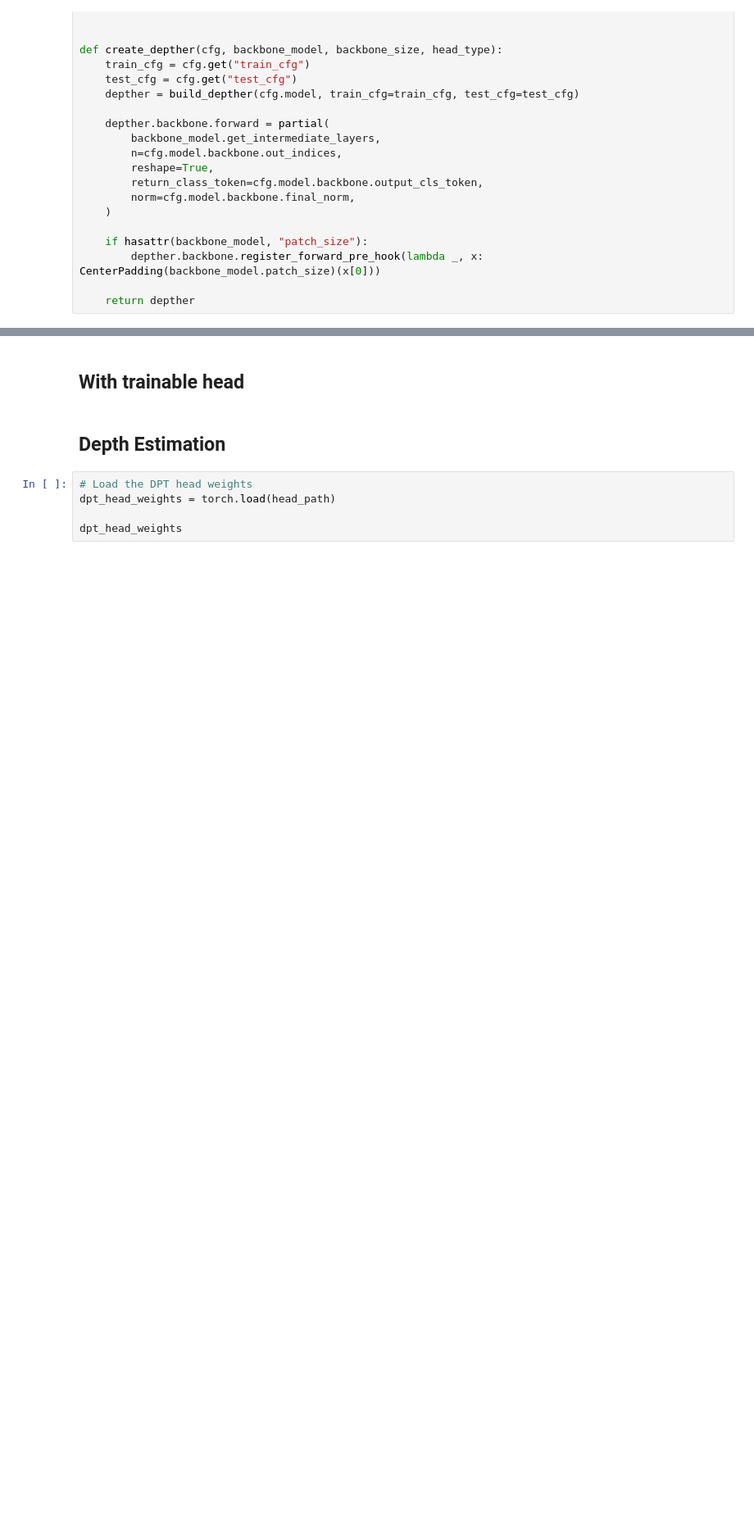
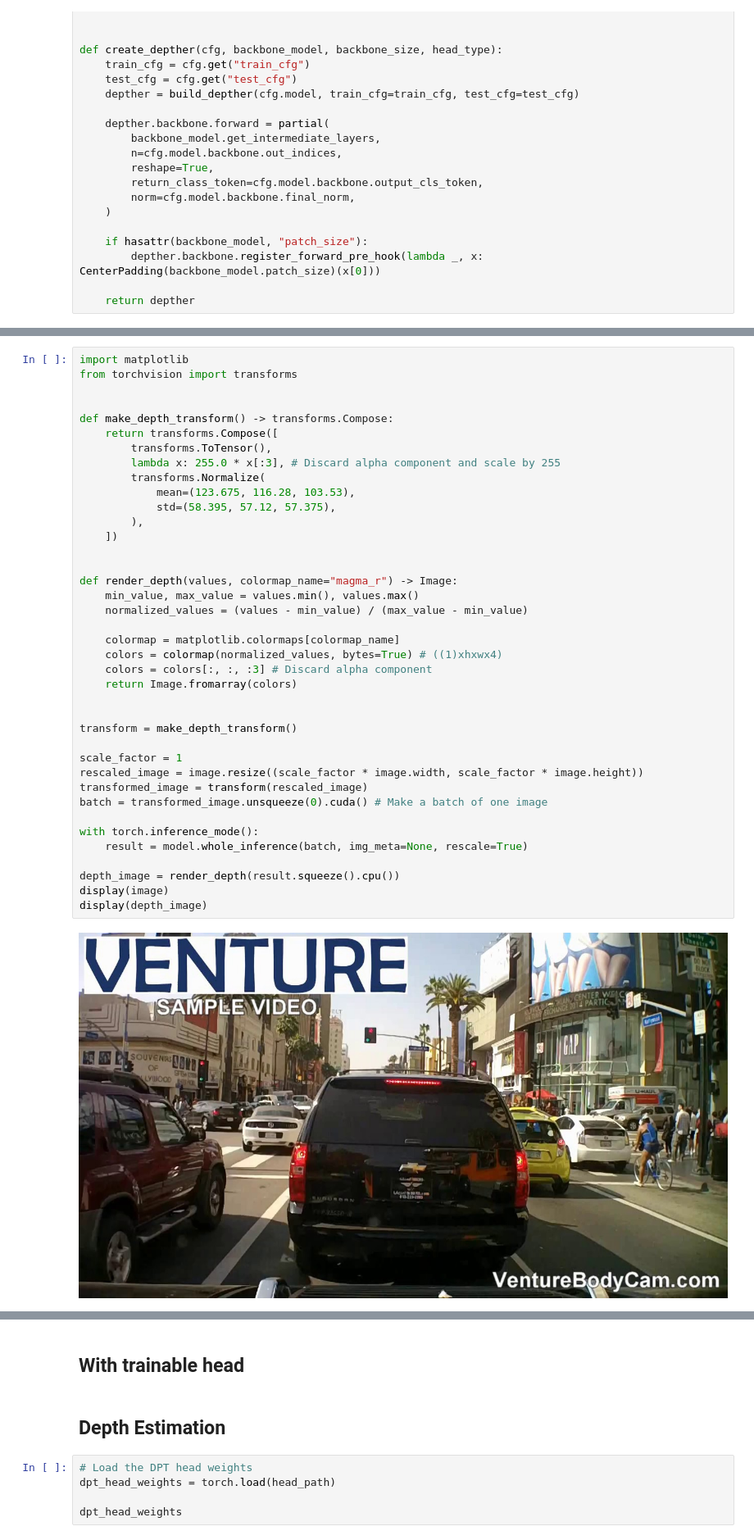
Before and after one commit to NunoFMPeixoto/DrivingDetection, a Jupyter notebook: notebooks/model_exploration.ipynb, the cells around one changed output, grey strips where cells are left out. Shown at 82% size. Drawn from its saved outputs; the diff is of its cells as text; blank space fills up the shorter version.

```diff
--- a/notebooks/model_exploration.ipynb
+++ b/notebooks/model_exploration.ipynb
@@ -89,0 +254,41 @@ def create_depther(cfg, backbone_model, backbone_size, head_type):
+# %%
+import matplotlib
+from torchvision import transforms
+
+
+def make_depth_transform() -> transforms.Compose:
+    return transforms.Compose([
+        transforms.ToTensor(),
+        lambda x: 255.0 * x[:3], # Discard alpha component and scale by 255
+        transforms.Normalize(
+            mean=(123.675, 116.28, 103.53),
+            std=(58.395, 57.12, 57.375),
+        ),
+    ])
+
+
+def render_depth(values, colormap_name="magma_r") -> Image:
+    min_value, max_value = values.min(), values.max()
+    normalized_values = (values - min_value) / (max_value - min_value)
+
+    colormap = matplotlib.colormaps[colormap_name]
+    colors = colormap(normalized_values, bytes=True) # ((1)xhxwx4)
+    colors = colors[:, :, :3] # Discard alpha component
+    return Image.fromarray(colors)
+
+
+transform = make_depth_transform()
+
+scale_factor = 1
+rescaled_image = image.resize((scale_factor * image.width, scale_factor * image.height))
+transformed_image = transform(rescaled_image)
+batch = transformed_image.unsqueeze(0).cuda() # Make a batch of one image
+
+with torch.inference_mode():
+    result = model.whole_inference(batch, img_meta=None, rescale=True)
+
+depth_image = render_depth(result.squeeze().cpu())
+display(image)
+display(depth_image)
+# %% [output]
+[figure, added]
```
Also changed, not shown: parts of 27 cells of this notebook, 4 other files.
